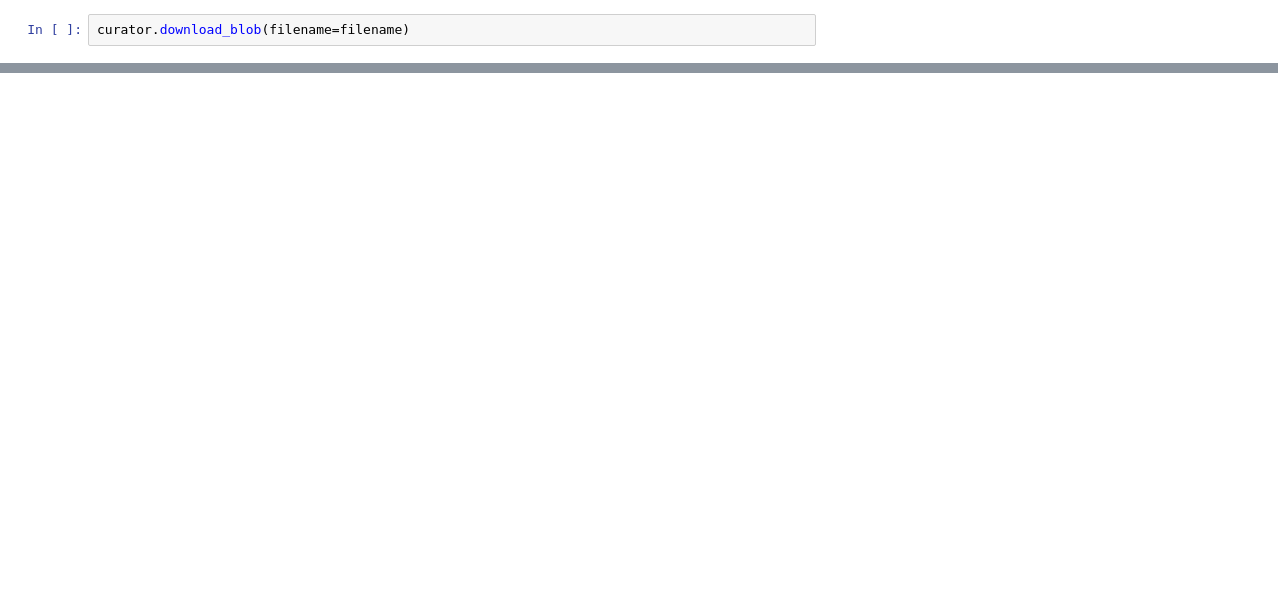
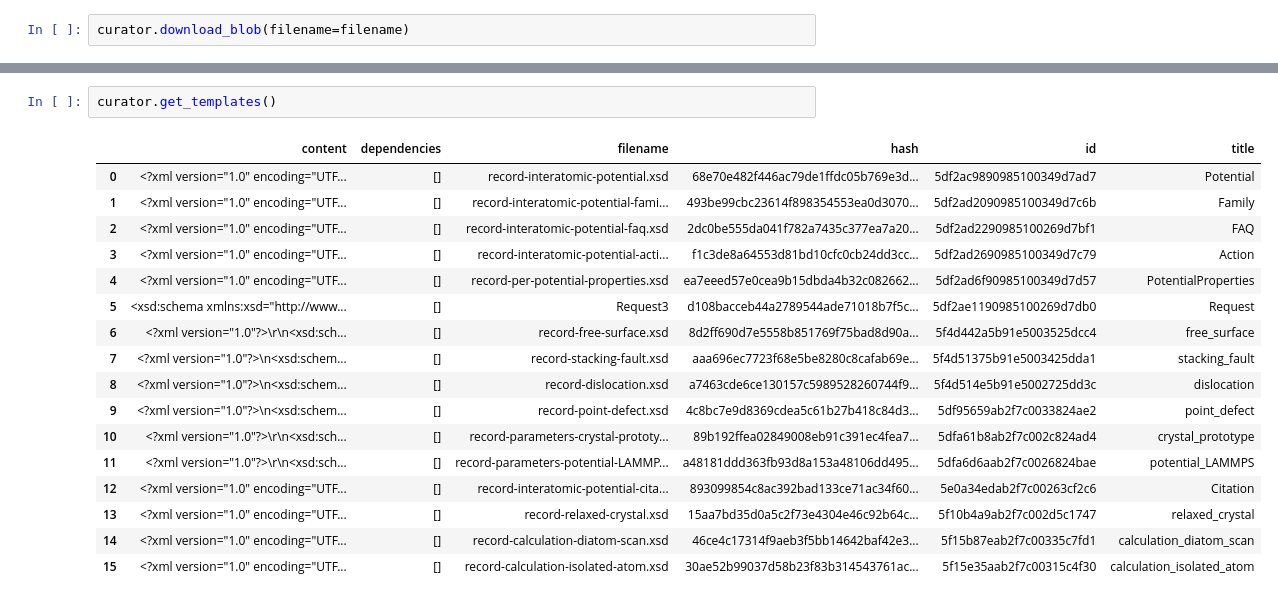
Before and after one commit to usnistgov/pycdcs, a Jupyter notebook: CDCS Data Management.ipynb, the cells around one changed output, grey strips where cells are left out. Cells and saved outputs as stored; diff of their text form; blank space fills up the shorter version.

```diff
--- a/CDCS Data Management.ipynb
+++ b/CDCS Data Management.ipynb
@@ -283,0 +434,20 @@ Successfully deleted blob "blob" (5de5477398caa900282b8226)
+# %%
+curator.get_templates()
+# %% [output]
+|  | content | dependencies | filename | hash | id | title |
+| 0 | <?xml version="1.0" encoding="UTF... | [] | record-interatomic-potential.xsd | 68e70e482f446ac79de1ffdc05b769e3d... | 5df2ac9890985100349d7ad7 | Potential |
+| 1 | <?xml version="1.0" encoding="UTF... | [] | record-interatomic-potential-fami... | 493be99cbc23614f898354553ea0d3070... | 5df2ad2090985100349d7c6b | Family |
+| 2 | <?xml version="1.0" encoding="UTF... | [] | record-interatomic-potential-faq.xsd | 2dc0be555da041f782a7435c377ea7a20... | 5df2ad2290985100269d7bf1 | FAQ |
+| 3 | <?xml version="1.0" encoding="UTF... | [] | record-interatomic-potential-acti... | f1c3de8a64553d81bd10cfc0cb24dd3cc... | 5df2ad2690985100349d7c79 | Action |
+| 4 | <?xml version="1.0" encoding="UTF... | [] | record-per-potential-properties.xsd | ea7eeed57e0cea9b15dbda4b32c082662... | 5df2ad6f90985100349d7d57 | PotentialProperties |
+| 5 | <xsd:schema xmlns:xsd="http://www... | [] | Request3 | d108bacceb44a2789544ade71018b7f5c... | 5df2ae1190985100269d7db0 | Request |
+| 6 | <?xml version="1.0"?>\r\n<xsd:sch... | [] | record-free-surface.xsd | 8d2ff690d7e5558b851769f75bad8d90a... | 5f4d442a5b91e5003525dcc4 | free_surface |
+| 7 | <?xml version="1.0"?>\n<xsd:schem... | [] | record-stacking-fault.xsd | aaa696ec7723f68e5be8280c8cafab69e... | 5f4d51375b91e5003425dda1 | stacking_fault |
+| 8 | <?xml version="1.0"?>\n<xsd:schem... | [] | record-dislocation.xsd | a7463cde6ce130157c5989528260744f9... | 5f4d514e5b91e5002725dd3c | dislocation |
+| 9 | <?xml version="1.0"?>\n<xsd:schem... | [] | record-point-defect.xsd | 4c8bc7e9d8369cdea5c61b27b418c84d3... | 5df95659ab2f7c0033824ae2 | point_defect |
+| 10 | <?xml version="1.0"?>\r\n<xsd:sch... | [] | record-parameters-crystal-prototy... | 89b192ffea02849008eb91c391ec4fea7... | 5dfa61b8ab2f7c002c824ad4 | crystal_prototype |
+| 11 | <?xml version="1.0"?>\r\n<xsd:sch... | [] | record-parameters-potential-LAMMP... | a48181ddd363fb93d8a153a48106dd495... | 5dfa6d6aab2f7c0026824bae | potential_LAMMPS |
+| 12 | <?xml version="1.0" encoding="UTF... | [] | record-interatomic-potential-cita... | 893099854c8ac392bad133ce71ac34f60... | 5e0a34edab2f7c00263cf2c6 | Citation |
+| 13 | <?xml version="1.0" encoding="UTF... | [] | record-relaxed-crystal.xsd | 15aa7bd35d0a5c2f73e4304e46c92b64c... | 5f10b4a9ab2f7c002d5c1747 | relaxed_crystal |
+| 14 | <?xml version="1.0" encoding="UTF... | [] | record-calculation-diatom-scan.xsd | 46ce4c17314f9aeb3f5bb14642baf42e3... | 5f15b87eab2f7c00335c7fd1 | calculation_diatom_scan |
+| 15 | <?xml version="1.0" encoding="UTF... | [] | record-calculation-isolated-atom.xsd | 30ae52b99037d58b23f83b314543761ac... | 5f15e35aab2f7c00315c4f30 | calculation_isolated_atom |
```
Also changed, not shown: parts of 66 cells of this notebook, 2 other files.
